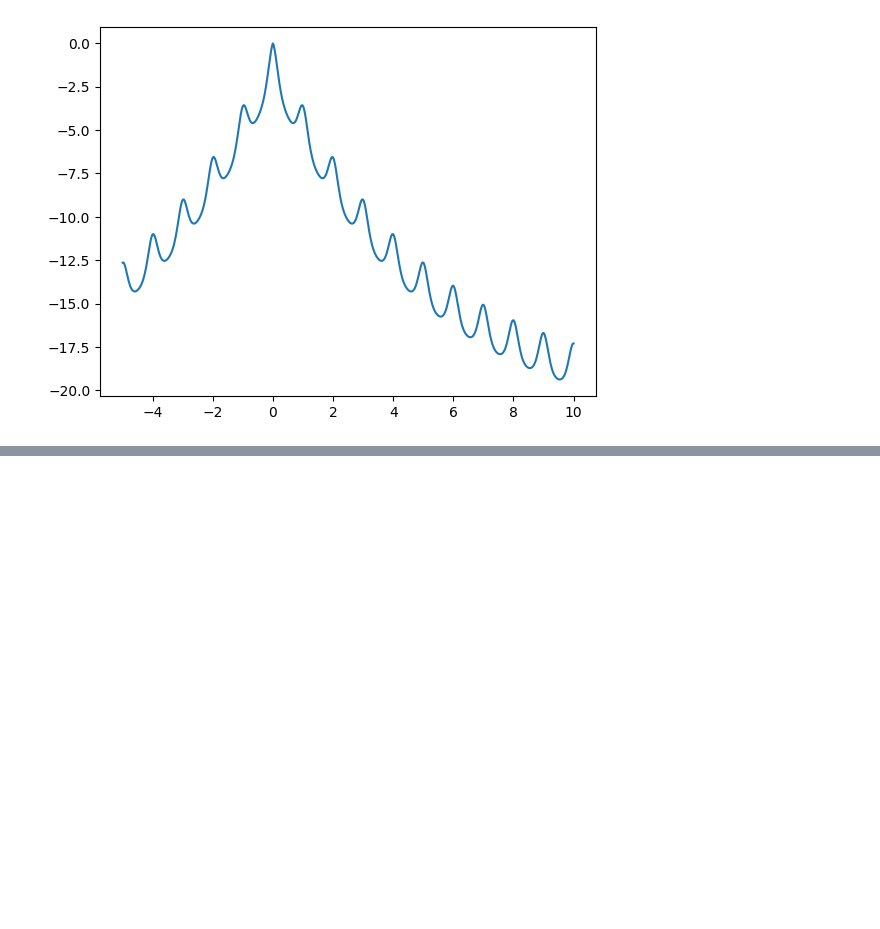
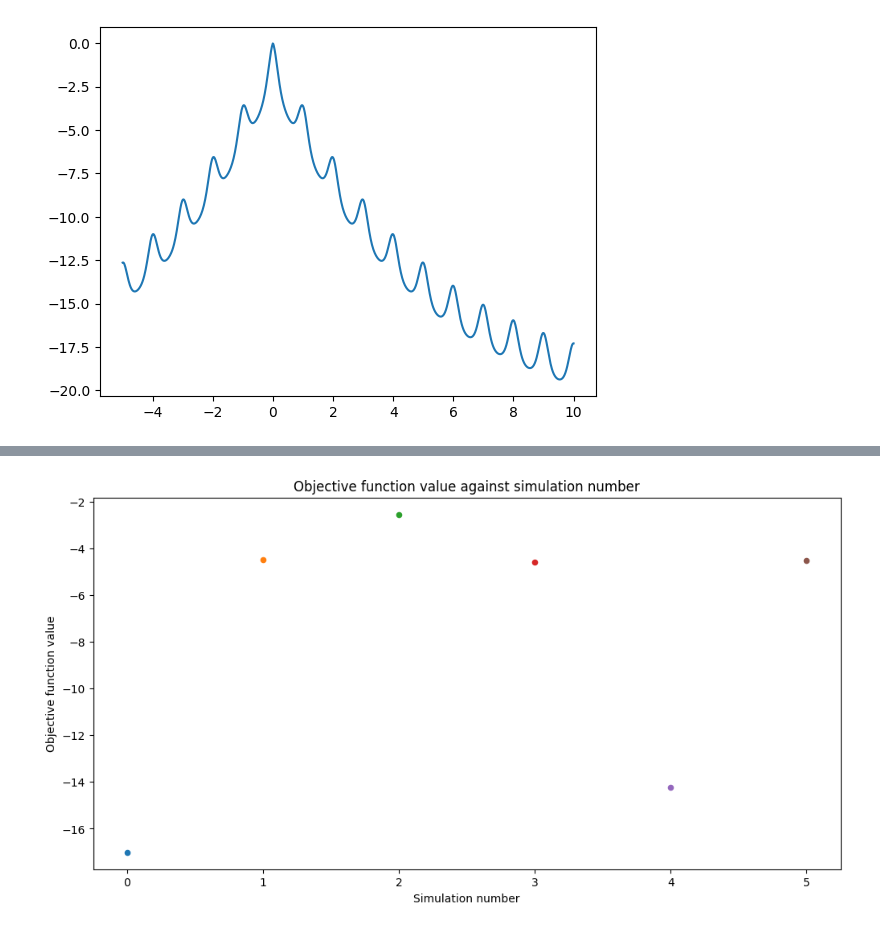
Before and after one commit to Jor-Lee/Bayesian, a Jupyter notebook: Benchmarking/Ackley/BOAckley.ipynb, the cells around one changed output, grey strips where cells are left out. Saved outputs shown, nothing was run; the diff lists cells and outputs as text; code cells hidden in the pictures; blank space fills up the shorter version.

```diff
--- a/Benchmarking/Ackley/BOAckley.ipynb
+++ b/Benchmarking/Ackley/BOAckley.ipynb
@@ -180,0 +98,55 @@ BOPackage.PlotData(bo1, legend=False)
+# %%
+log_path = '/Users/jordanlee/Projects/SummerProject/Bayesian/log.txt'
+
+Kernel = BOPackage.RBF_Kernel
+length_scale = 0.1
+
+AcquisitionFunction = BOPackage.UpperConfidenceBound
+max_kappa = 10
+min_kappa = 0.1
+acquisition_samples = 5000
+
+bounds = np.array([[0, 1], [0, 1], [0, 1], [0, 1], [0, 1], [0, 1]])
+iterations = 109
+
+# Optional batch size parameters
+random_batch_size = 10000
+batch_size = 16
+sub_batch_size = 8
+
+# Optional bounds reduction parameters
+dynamic_bounds = True
+iterations_between_reducing_bounds = 8
+first_reduce_bounds = 30
+reduce_bounds_factor = 0.7
+
+
+
+# Create the object
+bo = BOPackage.BO(KernelFunction=Kernel,
+                  length_scale=length_scale,
+                  AcquisitionFunction=AcquisitionFunction,
+                  bounds=bounds,
+                  acquisition_samples=acquisition_samples,
+                  log_path=log_path,
+                  dynamic_bounds=dynamic_bounds,
+                  iterations_between_reducing_bounds=iterations_between_reducing_bounds,
+                  first_reduce_bounds=first_reduce_bounds,
+                  reduce_bounds_factor=reduce_bounds_factor
+                  )
+
+# Get X
+raw_X = bo.GetRandomXBatch(batch_size=random_batch_size)
+
+# Calculate Y
+raw_y = Ackley(raw_X)
+bo.UpdateData(raw_X, raw_y)
+
+for i in range(1):
+    raw_X = bo.GetNextXBatch(batch_size=batch_size, sub_batch_size=sub_batch_size, max_kappa=max_kappa, min_kappa=min_kappa)
+    raw_y = Ackley(np.array(raw_X))
+    bo.UpdateData(raw_X, raw_y)
+
+BOPackage.PlotData(bo1)
+# %% [output]
+[figure, added]
```
Also changed, not shown: parts of 13 cells of this notebook, 2 other files.
